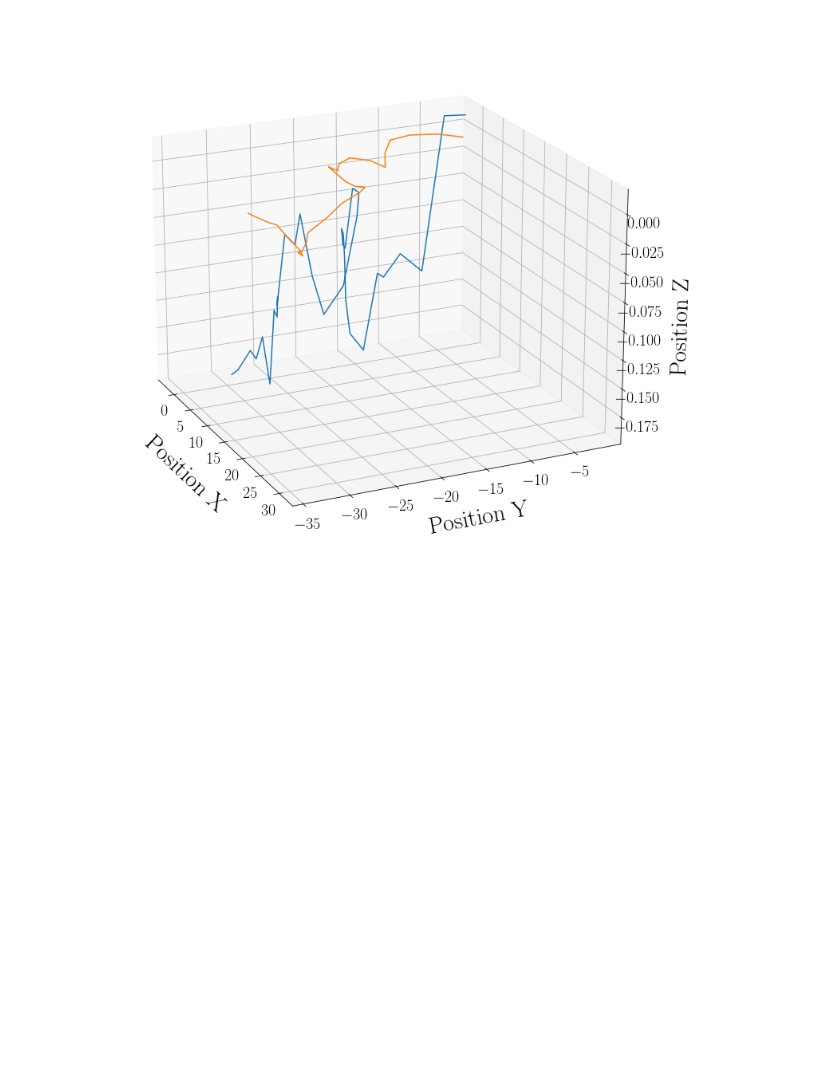
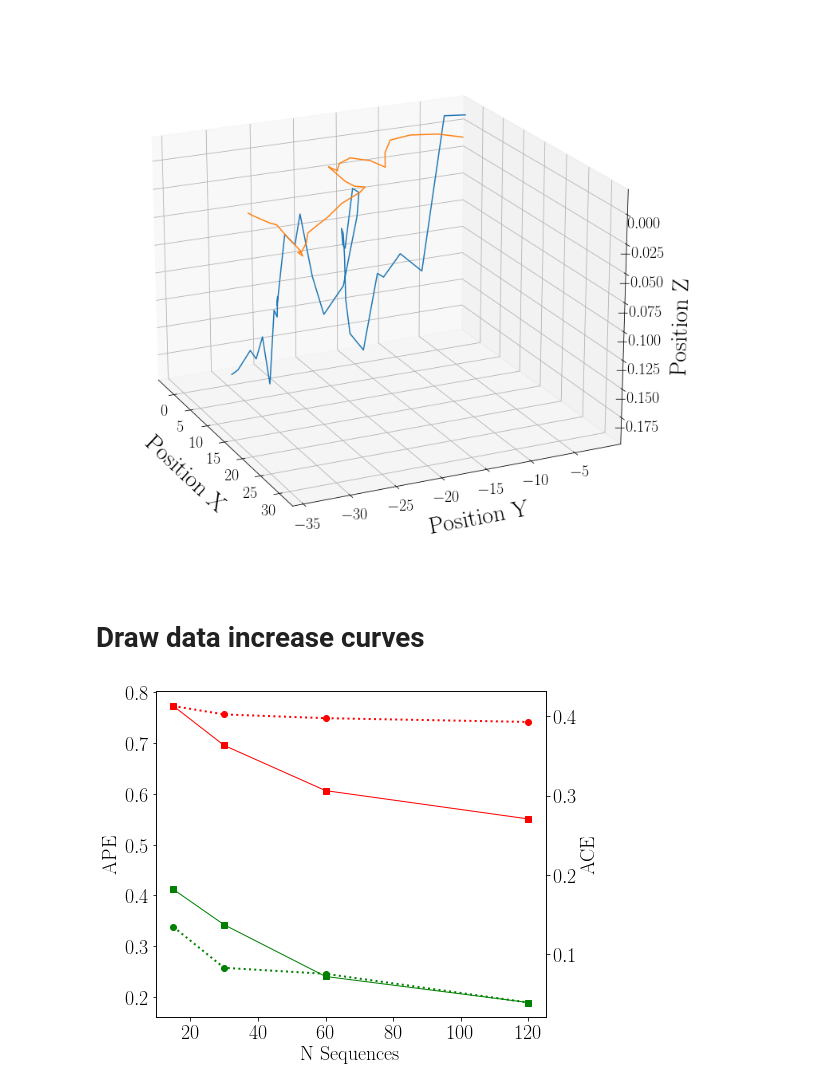
Before and after one commit to BCJuan/BronchoTrack, a Jupyter notebook: experiments/images_paper/paper_plots.ipynb, the cells around one changed output. Cells and saved outputs as stored; diff of their text form; code cells hidden in the pictures; blank space fills up the shorter version.

```diff
--- a/experiments/images_paper/paper_plots.ipynb
+++ b/experiments/images_paper/paper_plots.ipynb
@@ -387,3 +387,19 @@ plt.tight_layout()
 fig.savefig("sample_traj_intra_loss.pdf", format='pdf', bbox_inches='tight')
 # %% [output]
 [figure]
+# %% [markdown]
+# Draw data increase curves
+# %%
+intras = {
+    "15": {"AAPE": [0.33815827798620524, 0.20463047521069128], "AACE": [0.18175232410430908, 0.23659560084342957]},
+    "30": {"AAPE": [0.2576046555180582, 0.16910640137415348], "AACE": [0.1372830867767334, 0.19212055206298828]},
+    "60": {"AAPE": [0.24582572343766432, 0.1473767351635224], "AACE": [0.07209256291389465, 0.14451491832733154]},
+    "120": {"AAPE": [0.1892712760572946, 0.1189514274905981], "AACE": [0.03923159837722778, 0.10341912508010864]}
+}
+
+outers = {
+    "15":{"AAPE": [0.7726174401041692, 0.3531318667521334], "AACE": [0.4127771258354187, 0.305209755897522]},
+    "30": {"AAPE": [0.7561274635469625, 0.3448207091470282], "AACE": [0.3631901741027832, 0.30572810769081116]},
+    "60": {"AAPE": [0.7487262669974284, 0.34122636935357165], "AACE": [0.30623823404312134, 0.3037383258342743]},
+    "120": {"AAPE": [0.741318184442516, 0.33942156852382965], "AACE": [0.27053242921829224, 0.2927328646183014]}
+}
@@ -389,0 +408,27 @@ fig.savefig("sample_traj_intra_loss.pdf", format='pdf', bbox_inches='tight')
+# %%
+def plot_increase(dictio, dictio2):
+    AAPE1, AACE1 = [], []
+    for key, item in dictio.items():
+        AAPE1.append(dictio[key]["AAPE"][0])
+        AACE1.append(dictio[key]["AACE"][0])
+    AAPE2, AACE2 = [], []
+    for key, item in dictio.items():
+        AAPE2.append(dictio2[key]["AAPE"][0])
+        AACE2.append(dictio2[key]["AACE"][0])
+    fig,ax = plt.subplots(figsize=(7, 6))
+    ax.plot([15, 30, 60, 120], AAPE1, 'g-o', linewidth=2, linestyle=':')
+    ax.plot([15, 30, 60, 120], AAPE2, 'r-o', linewidth=2, linestyle=':')
+    ax.set_xlabel('N Sequences', fontsize=20)
+    ax.set_ylabel('APE', fontsize=20)
+    ax.tick_params(axis="x", labelsize=20)
+    ax.tick_params(axis="y", labelsize=20)
+    ax2 = ax.twinx()
+    ax2.plot([15, 30, 60, 120], AACE1, 'g-s', linewidth=1)
+    ax2.plot([15, 30, 60, 120], AACE2, 'r-s', linewidth=1)
+    ax2.tick_params(axis="y", labelsize=20)
+    ax2.set_ylabel('ACE', fontsize=20)
+    fig.savefig("data_increase.pdf", format='pdf', bbox_inches='tight')
+# %%
+plot_increase(intras, outers)
+# %% [output]
+[figure, added]
```
Also changed, not shown: parts of 1 cell of this notebook, 7 other files.
